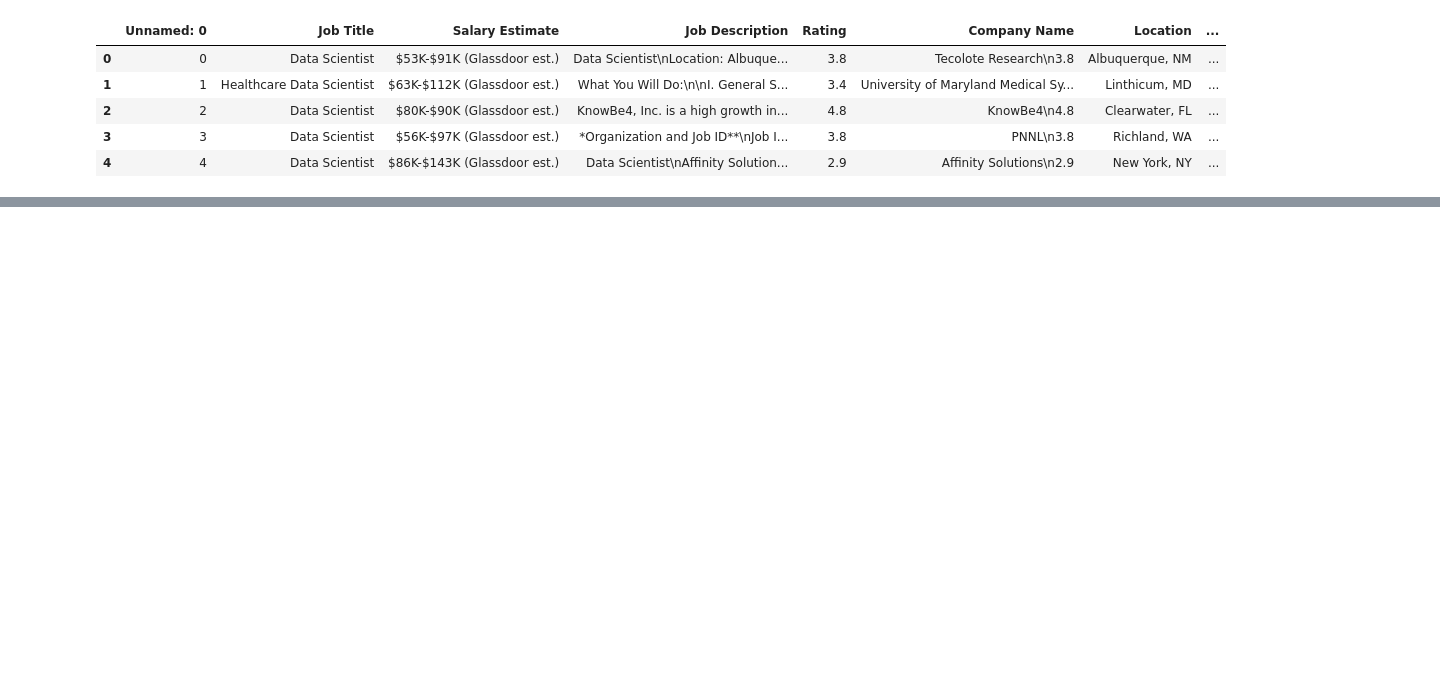
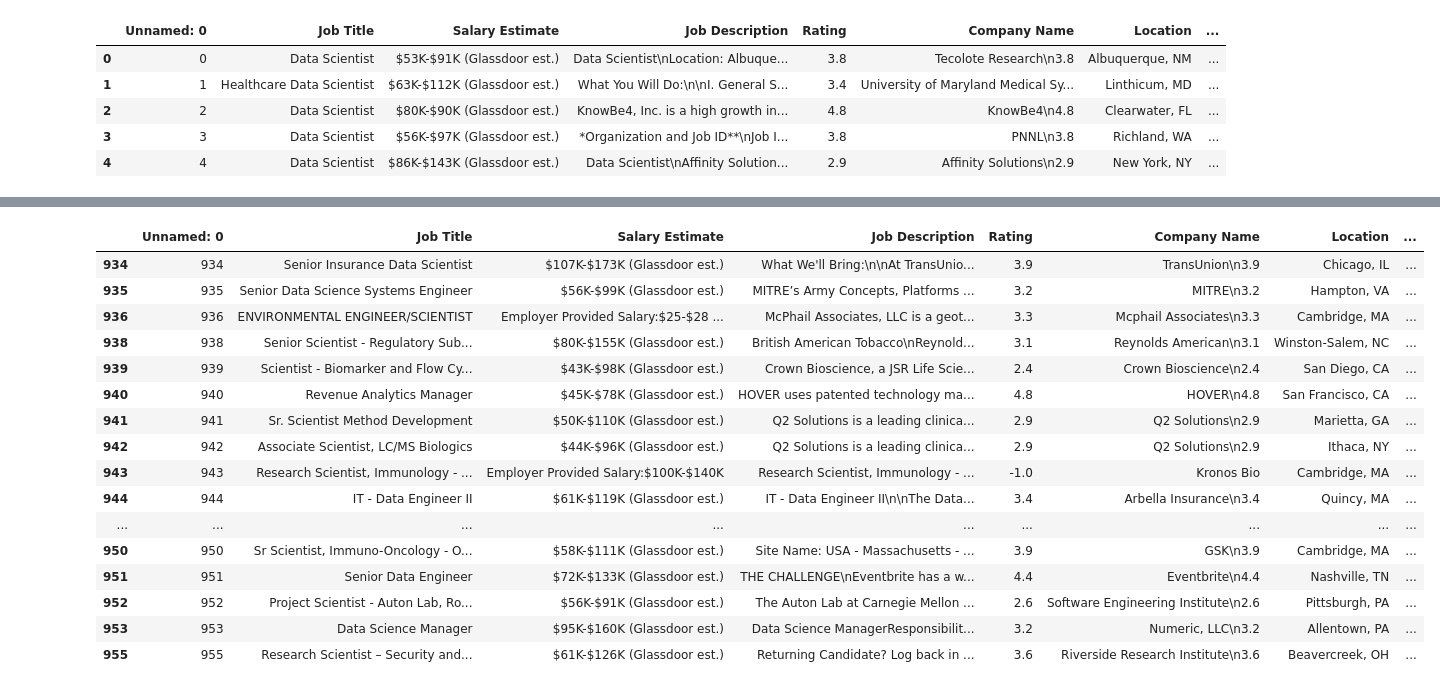
Before and after one commit to samir1968/ds_salary_proj, a Jupyter notebook: data_collection.ipynb, the cells around one changed output, grey strips where cells are left out. Cells and saved outputs as stored; diff of their text form; code cells hidden in the pictures; blank space fills up the shorter version.

Commit message:
data cleaning script created

```diff
--- a/data_collection.ipynb
+++ b/data_collection.ipynb
@@ -12,0 +75,2 @@ df.head()
+# %%
+df2 = df[df['Salary Estimate'] != '-1']
@@ -12,0 +98,2 @@ df.head()
+# %%
+df2["hourly"] = df2['Salary Estimate'].apply(lambda x: 1 if "per hour" in x.lower() else 0)
@@ -12,0 +106,20 @@ df.head()
+# %%
+df2.tail(20)
+# %% [output]
+|  | Unnamed: 0 | Job Title | Salary Estimate | Job Description | Rating | Company Name | Location | ... |
+| 934 | 934 | Senior Insurance Data Scientist | $107K-$173K (Glassdoor est.) | What We'll Bring:\n\nAt TransUnio... | 3.9 | TransUnion\n3.9 | Chicago, IL | ... |
+| 935 | 935 | Senior Data Science Systems Engineer | $56K-$99K (Glassdoor est.) | MITRE’s Army Concepts, Platforms ... | 3.2 | MITRE\n3.2 | Hampton, VA | ... |
+| 936 | 936 | ENVIRONMENTAL ENGINEER/SCIENTIST | Employer Provided Salary:$25-$28 ... | McPhail Associates, LLC is a geot... | 3.3 | Mcphail Associates\n3.3 | Cambridge, MA | ... |
+| 938 | 938 | Senior Scientist - Regulatory Sub... | $80K-$155K (Glassdoor est.) | British American Tobacco\nReynold... | 3.1 | Reynolds American\n3.1 | Winston-Salem, NC | ... |
+| 939 | 939 | Scientist - Biomarker and Flow Cy... | $43K-$98K (Glassdoor est.) | Crown Bioscience, a JSR Life Scie... | 2.4 | Crown Bioscience\n2.4 | San Diego, CA | ... |
+| 940 | 940 | Revenue Analytics Manager | $45K-$78K (Glassdoor est.) | HOVER uses patented technology ma... | 4.8 | HOVER\n4.8 | San Francisco, CA | ... |
+| 941 | 941 | Sr. Scientist Method Development | $50K-$110K (Glassdoor est.) | Q2 Solutions is a leading clinica... | 2.9 | Q2 Solutions\n2.9 | Marietta, GA | ... |
+| 942 | 942 | Associate Scientist, LC/MS Biologics | $44K-$96K (Glassdoor est.) | Q2 Solutions is a leading clinica... | 2.9 | Q2 Solutions\n2.9 | Ithaca, NY | ... |
+| 943 | 943 | Research Scientist, Immunology - ... | Employer Provided Salary:$100K-$140K | Research Scientist, Immunology - ... | -1.0 | Kronos Bio | Cambridge, MA | ... |
+| 944 | 944 | IT - Data Engineer II | $61K-$119K (Glassdoor est.) | IT - Data Engineer II\n\nThe Data... | 3.4 | Arbella Insurance\n3.4 | Quincy, MA | ... |
+| ... | ... | ... | ... | ... | ... | ... | ... | ... |
+| 950 | 950 | Sr Scientist, Immuno-Oncology - O... | $58K-$111K (Glassdoor est.) | Site Name: USA - Massachusetts - ... | 3.9 | GSK\n3.9 | Cambridge, MA | ... |
+| 951 | 951 | Senior Data Engineer | $72K-$133K (Glassdoor est.) | THE CHALLENGE\nEventbrite has a w... | 4.4 | Eventbrite\n4.4 | Nashville, TN | ... |
+| 952 | 952 | Project Scientist - Auton Lab, Ro... | $56K-$91K (Glassdoor est.) | The Auton Lab at Carnegie Mellon ... | 2.6 | Software Engineering Institute\n2.6 | Pittsburgh, PA | ... |
+| 953 | 953 | Data Science Manager | $95K-$160K (Glassdoor est.) | Data Science ManagerResponsibilit... | 3.2 | Numeric, LLC\n3.2 | Allentown, PA | ... |
+| 955 | 955 | Research Scientist – Security and... | $61K-$126K (Glassdoor est.) | Returning Candidate? Log back in ... | 3.6 | Riverside Research Institute\n3.6 | Beavercreek, OH | ... |
```
Also changed, not shown: parts of 66 cells of this notebook, 2 other files.
